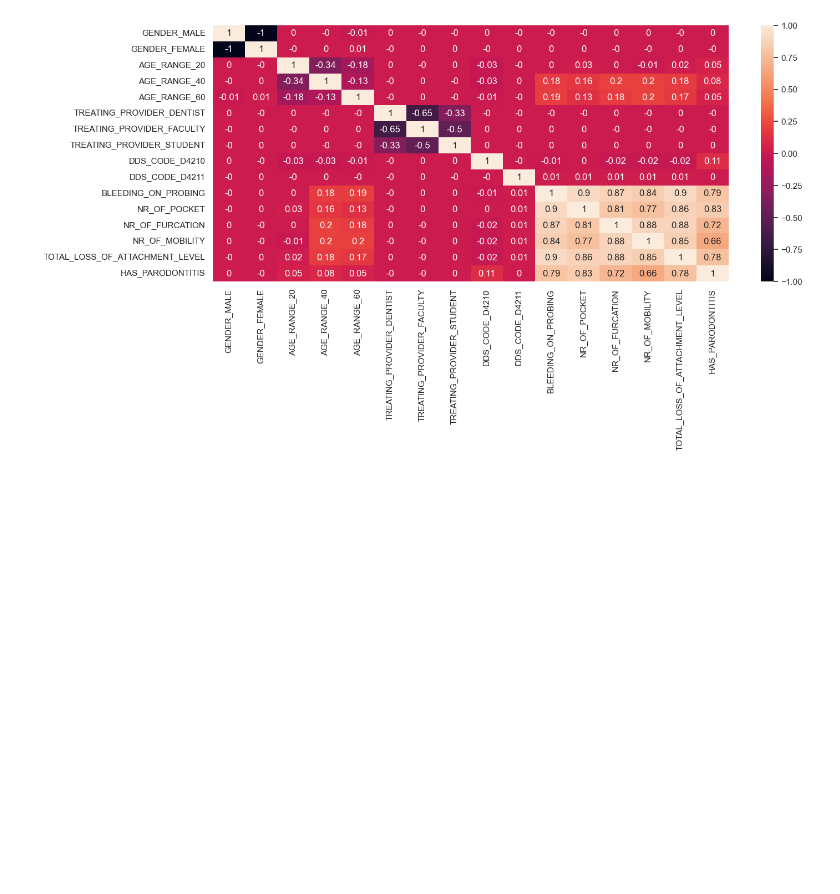
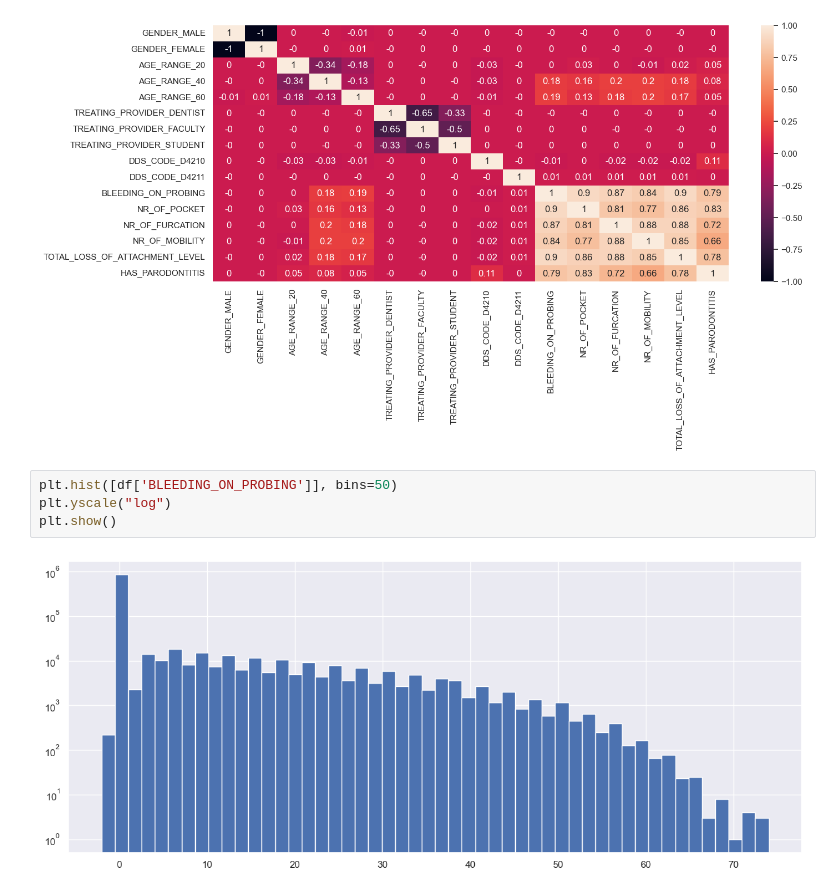
Before and after one commit to KrokanteKrab/Parodontitis, a Jupyter notebook: python-env/notebooks/analysis.ipynb, the cells around one changed output. Cells and saved outputs as stored; diff of their text form; blank space fills up the shorter version.

```diff
--- a/python-env/notebooks/analysis.ipynb
+++ b/python-env/notebooks/analysis.ipynb
@@ -71,3 +72,9 @@ sns.heatmap(matrix, annot=True)
 plt.show()
 # %% [output]
 [figure]
+# %%
+plt.hist([df['BLEEDING_ON_PROBING']], bins=50)
+plt.yscale("log")
+plt.show()
+# %% [output]
+[figure, added]
```
Also changed, not shown: parts of 3 cells of this notebook.
